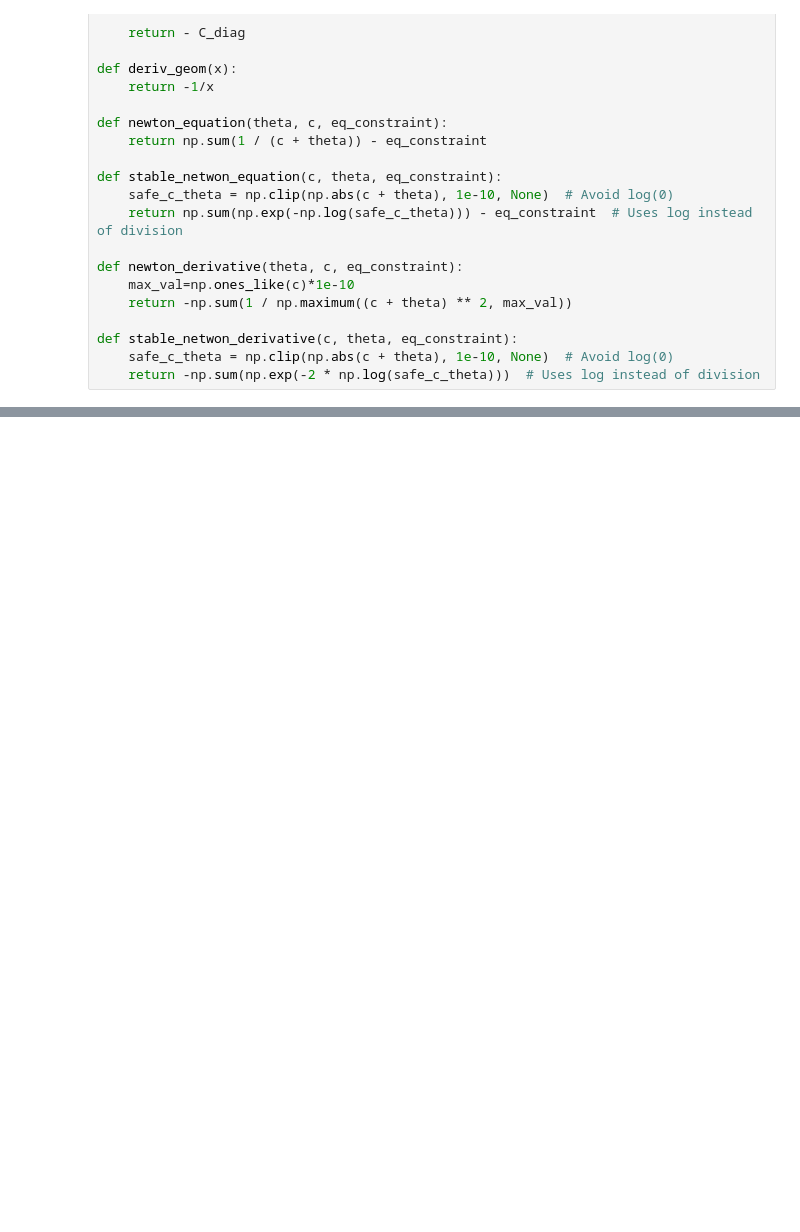
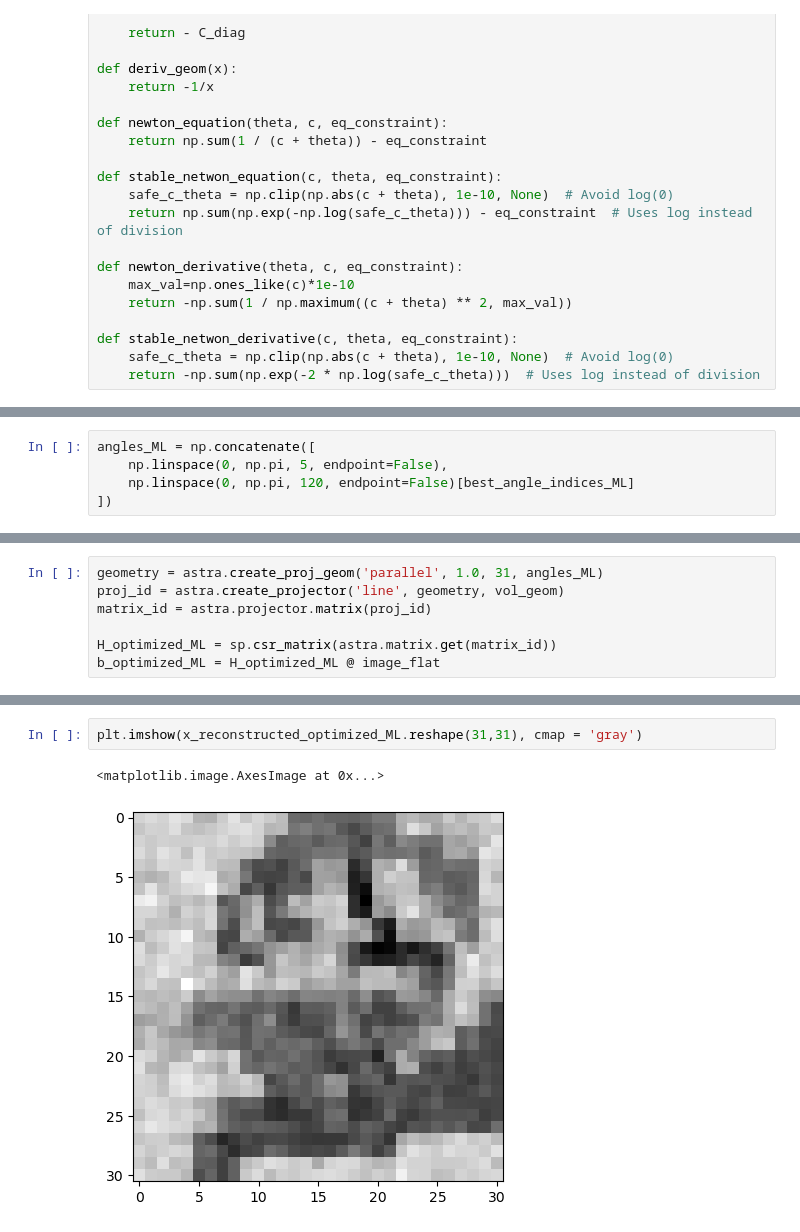
Before and after one commit to yaraelshiaty/MLBPGD, a Jupyter notebook: test_doptimaldesign.ipynb, the cells around one changed output, grey strips where cells are left out. Cells and saved outputs as stored; diff of their text form; blank space fills up the shorter version.

```diff
--- a/test_doptimaldesign.ipynb
+++ b/test_doptimaldesign.ipynb
@@ -388,0 +394,5 @@ x_ls_image = x_ls.reshape((nx, ny))
+# %%
+angles_ML = np.concatenate([
+    np.linspace(0, np.pi, 5, endpoint=False),
+    np.linspace(0, np.pi, 120, endpoint=False)[best_angle_indices_ML]
+])
@@ -388,0 +449,7 @@ x_ls_image = x_ls.reshape((nx, ny))
+# %%
+geometry = astra.create_proj_geom('parallel', 1.0, 31, angles_ML)
+proj_id = astra.create_projector('line', geometry, vol_geom)
+matrix_id = astra.projector.matrix(proj_id)
+
+H_optimized_ML = sp.csr_matrix(astra.matrix.get(matrix_id))
+b_optimized_ML = H_optimized_ML @ image_flat
@@ -388,0 +477,5 @@ x_ls_image = x_ls.reshape((nx, ny))
+# %%
+plt.imshow(x_reconstructed_optimized_ML.reshape(31,31), cmap = 'gray')
+# %% [output]
+<matplotlib.image.AxesImage at 0x...>
+[figure, added]
```
Also changed, not shown: parts of 63 cells of this notebook, 9 other files.
